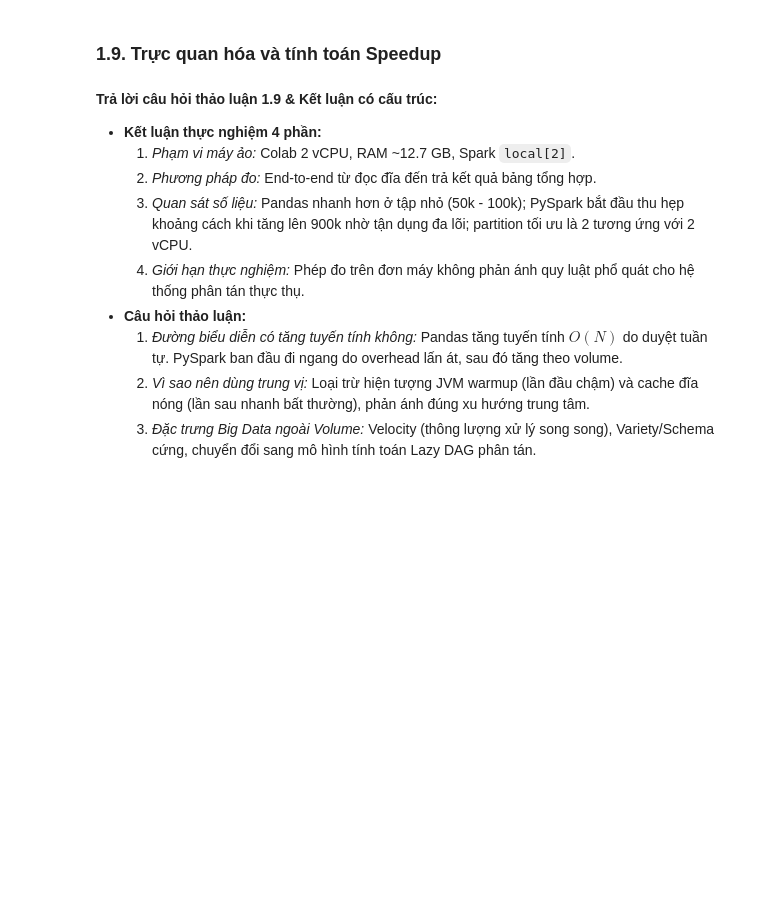
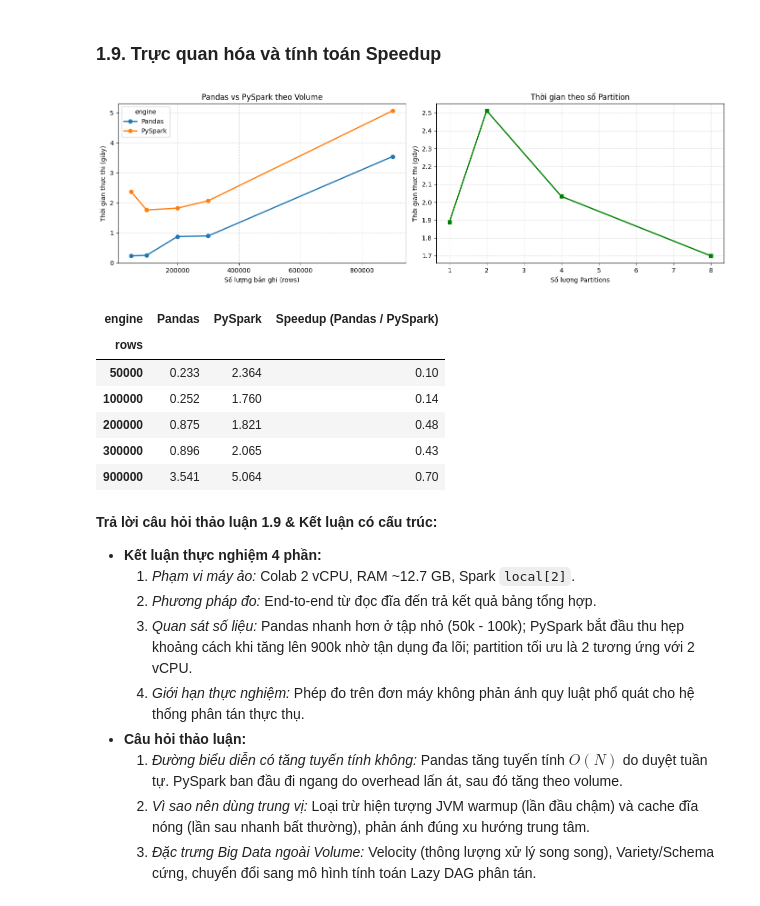
Before and after one commit to nguyentrongnguyen3004-eng/Thuc_Hanh_BigData, a Jupyter notebook: Lab01_BigData_Pandas_PySpark.ipynb, the cells around one changed output. Saved outputs shown, nothing was run; the diff lists cells and outputs as text; code cells hidden in the pictures; blank space fills up the shorter version.

```diff
--- a/Lab01_BigData_Pandas_PySpark.ipynb
+++ b/Lab01_BigData_Pandas_PySpark.ipynb
@@ -352,29 +388,38 @@ pd.DataFrame(PART_RESULTS_BAI1)
 # %%
 fig, axes = plt.subplots(1, 2, figsize=(14, 4.5))
 
 # Biểu đồ 1: Volume
 pivot_b1 = bench_df_bai1.pivot(index="rows", columns="engine", values="seconds")
 pivot_b1.plot(ax=axes[0], marker="o", linewidth=2)
 axes[0].set_xlabel("Số lượng bản ghi (rows)")
 axes[0].set_ylabel("Thời gian thực thi (giây)")
-axes[0].set_title("Pandas vs PySpark theo Volume (Bài 1)")
+axes[0].set_title("Pandas vs PySpark theo Volume")
 axes[0].grid(True, linestyle="--", alpha=0.5)
 
 # Biểu đồ 2: Partition
 part_df1 = pd.DataFrame(PART_RESULTS_BAI1)
 part_df1.plot(ax=axes[1], x="partitions", y="elapsed_s", marker="s", color="green", linewidth=2, legend=False)
 axes[1].set_xlabel("Số lượng Partitions")
 axes[1].set_ylabel("Thời gian thực thi (giây)")
-axes[1].set_title("Thời gian theo số Partition (Bài 1)")
+axes[1].set_title("Thời gian theo số Partition")
 axes[1].grid(True, linestyle="--", alpha=0.5)
 
 plt.tight_layout()
 plt.show()
 
 # Speedup
 speedup_b1 = pivot_b1.copy()
 speedup_b1["Speedup (Pandas / PySpark)"] = round(speedup_b1["Pandas"] / speedup_b1["PySpark"], 2)
 speedup_b1
+# %% [output]
+[figure, added]
+| engine | Pandas | PySpark | Speedup (Pandas / PySpark) |
+| rows |  |  |  |
+| 50000 | 0.233 | 2.364 | 0.10 |
+| 100000 | 0.252 | 1.760 | 0.14 |
+| 200000 | 0.875 | 1.821 | 0.48 |
+| 300000 | 0.896 | 2.065 | 0.43 |
+| 900000 | 3.541 | 5.064 | 0.70 |
 # %% [markdown]
 **Trả lời câu hỏi thảo luận 1.9 & Kết luận có cấu trúc:**
 * **Kết luận thực nghiệm 4 phần:**
```
Also changed, not shown: parts of 13 cells of this notebook.
